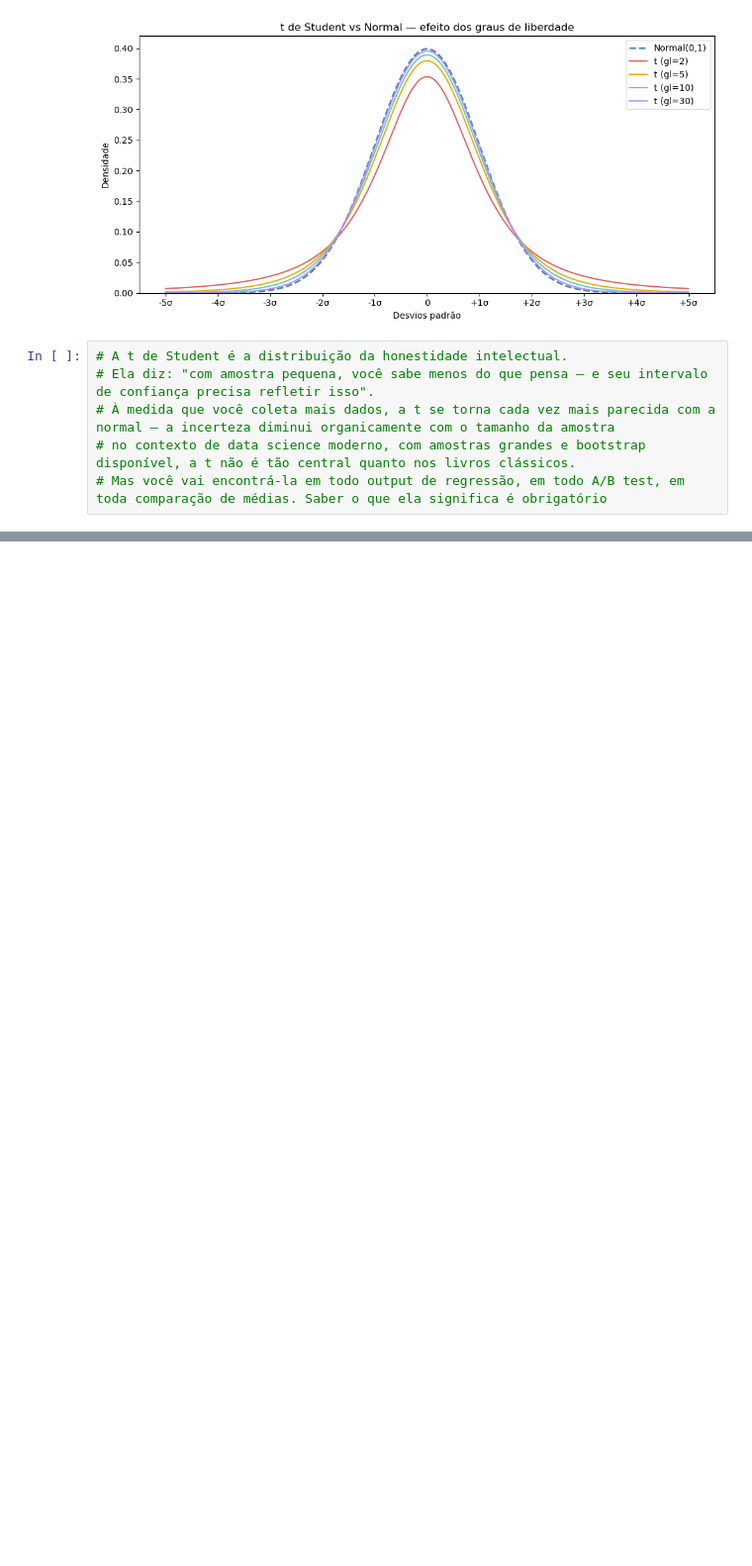
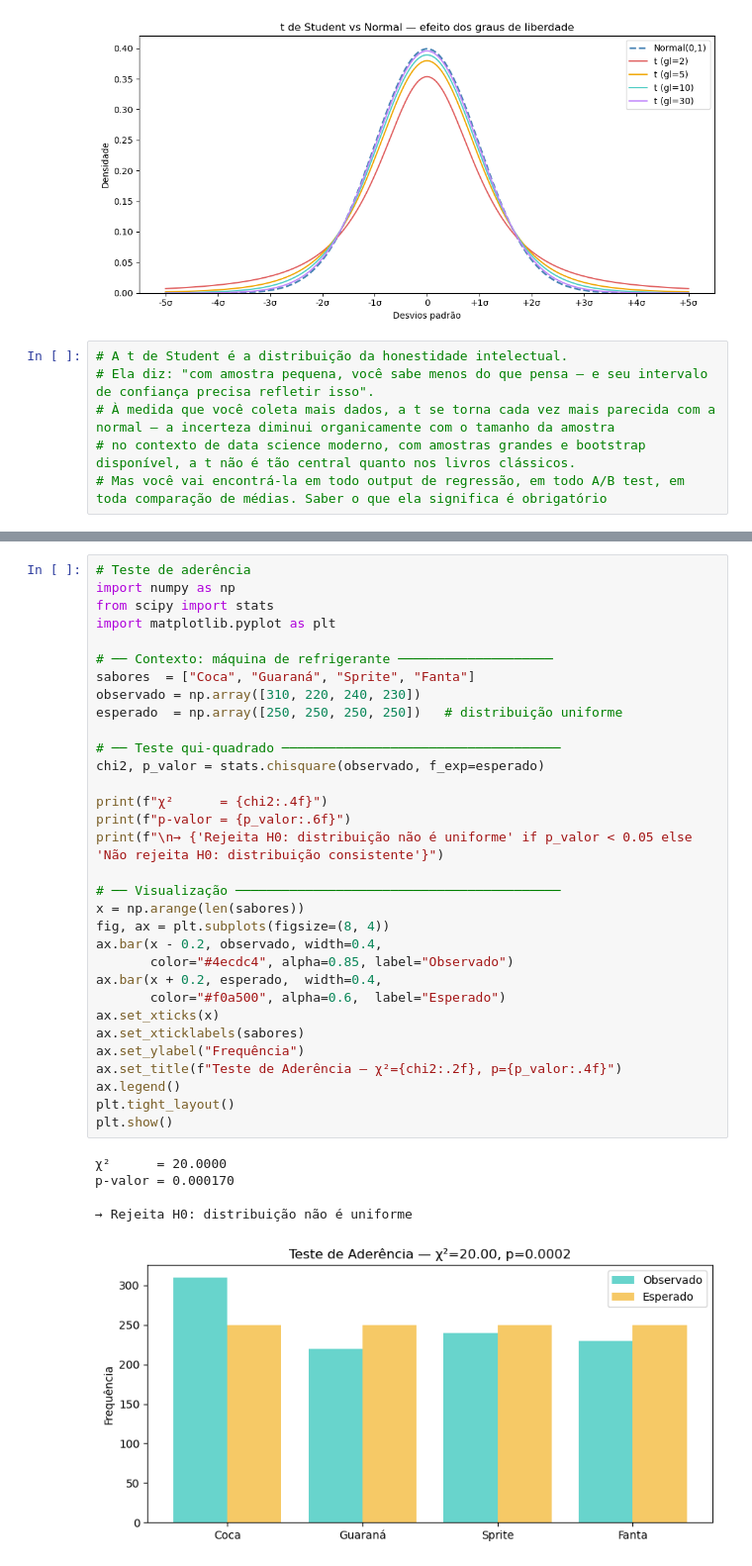
Before and after one commit to blsribeiro83/mba-data-science, a Jupyter notebook: 01-estatistica/02.distribuicao_probabilidade.ipynb, the cells around one changed output, grey strips where cells are left out. Shown at 99% size. Cells and saved outputs as stored; diff of their text form; blank space fills up the shorter version.

```diff
--- a/01-estatistica/02.distribuicao_probabilidade.ipynb
+++ b/01-estatistica/02.distribuicao_probabilidade.ipynb
@@ -535,0 +645,38 @@ plt.show()
+# %%
+# Teste de aderência
+import numpy as np
+from scipy import stats
+import matplotlib.pyplot as plt
+
+# ── Contexto: máquina de refrigerante ────────────────────
+sabores  = ["Coca", "Guaraná", "Sprite", "Fanta"]
+observado = np.array([310, 220, 240, 230])
+esperado  = np.array([250, 250, 250, 250])   # distribuição uniforme
+
+# ── Teste qui-quadrado ────────────────────────────────────
+chi2, p_valor = stats.chisquare(observado, f_exp=esperado)
+
+print(f"χ²      = {chi2:.4f}")
+print(f"p-valor = {p_valor:.6f}")
+print(f"\n→ {'Rejeita H0: distribuição não é uniforme' if p_valor < 0.05 else 'Não rejeita H0: distribuição consistente'}")
+
+# ── Visualização ──────────────────────────────────────────
+x = np.arange(len(sabores))
+fig, ax = plt.subplots(figsize=(8, 4))
+ax.bar(x - 0.2, observado, width=0.4,
+       color="#4ecdc4", alpha=0.85, label="Observado")
+ax.bar(x + 0.2, esperado,  width=0.4,
+       color="#f0a500", alpha=0.6,  label="Esperado")
+ax.set_xticks(x)
+ax.set_xticklabels(sabores)
+ax.set_ylabel("Frequência")
+ax.set_title(f"Teste de Aderência — χ²={chi2:.2f}, p={p_valor:.4f}")
+ax.legend()
+plt.tight_layout()
+plt.show()
+# %% [output]
+χ²      = 20.0000
+p-valor = 0.000170
+
+→ Rejeita H0: distribuição não é uniforme
+[figure, added]
```
Also changed, not shown: parts of 30 cells of this notebook, 1 other file.
